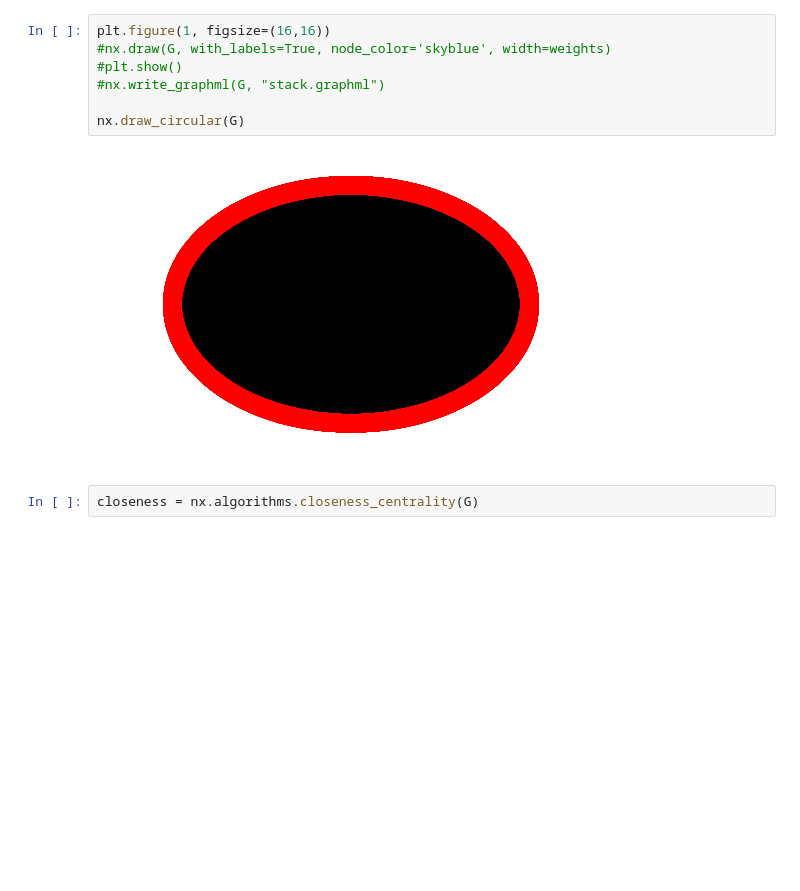
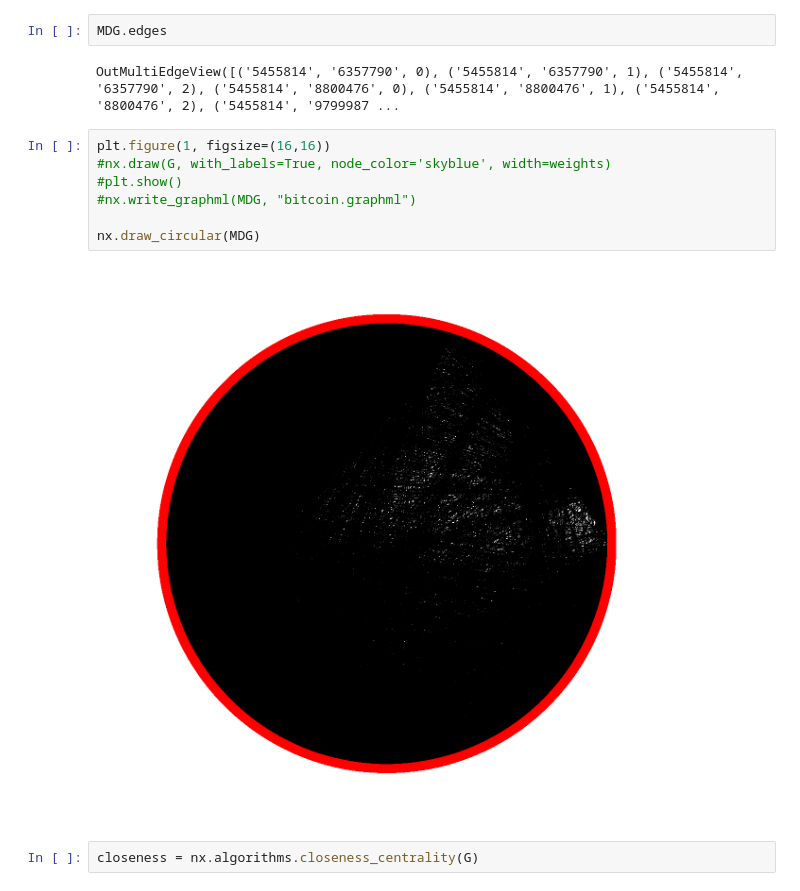
Before and after one commit to JoonasSa/StackExchangeNetworkAnalysis, a Jupyter notebook: main.ipynb, the cells around one changed output. Cells and saved outputs as stored; diff of their text form; blank space fills up the shorter version.

```diff
--- a/main.ipynb
+++ b/main.ipynb
@@ -110,12 +103,16 @@ Searching bitcoin
+# %%
+MDG.edges
+# %% [output]
+OutMultiEdgeView([('5455814', '6357790', 0), ('5455814', '6357790', 1), ('5455814', '6357790', 2), ('5455814', '8800476', 0), ('5455814', '8800476', 1), ('5455814', '8800476', 2), ('5455814', '9799987 ...
 # %%
 plt.figure(1, figsize=(16,16))
 #nx.draw(G, with_labels=True, node_color='skyblue', width=weights)
 #plt.show()
-#nx.write_graphml(G, "stack.graphml")
+#nx.write_graphml(MDG, "bitcoin.graphml")
 
-nx.draw_circular(G)
+nx.draw_circular(MDG)
 # %% [output]
-[figure, old version]
+[figure, new version]
 # %%
 closeness = nx.algorithms.closeness_centrality(G)
 # %%
```
Also changed, not shown: parts of 3 cells of this notebook, 3 other files.
